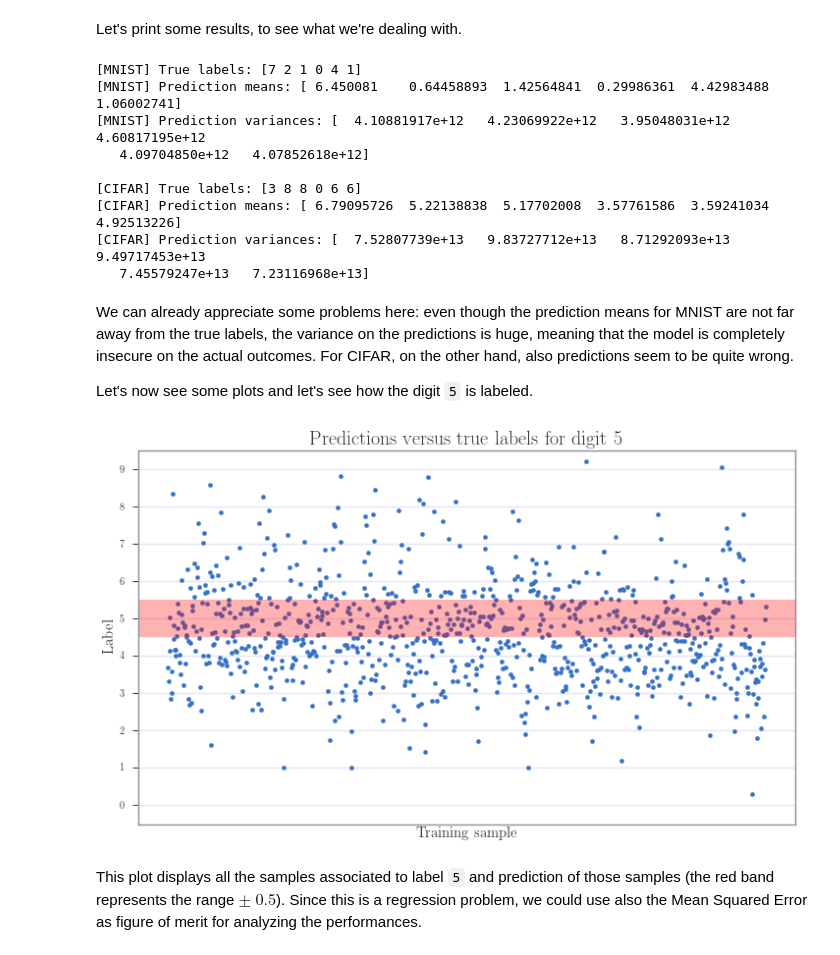
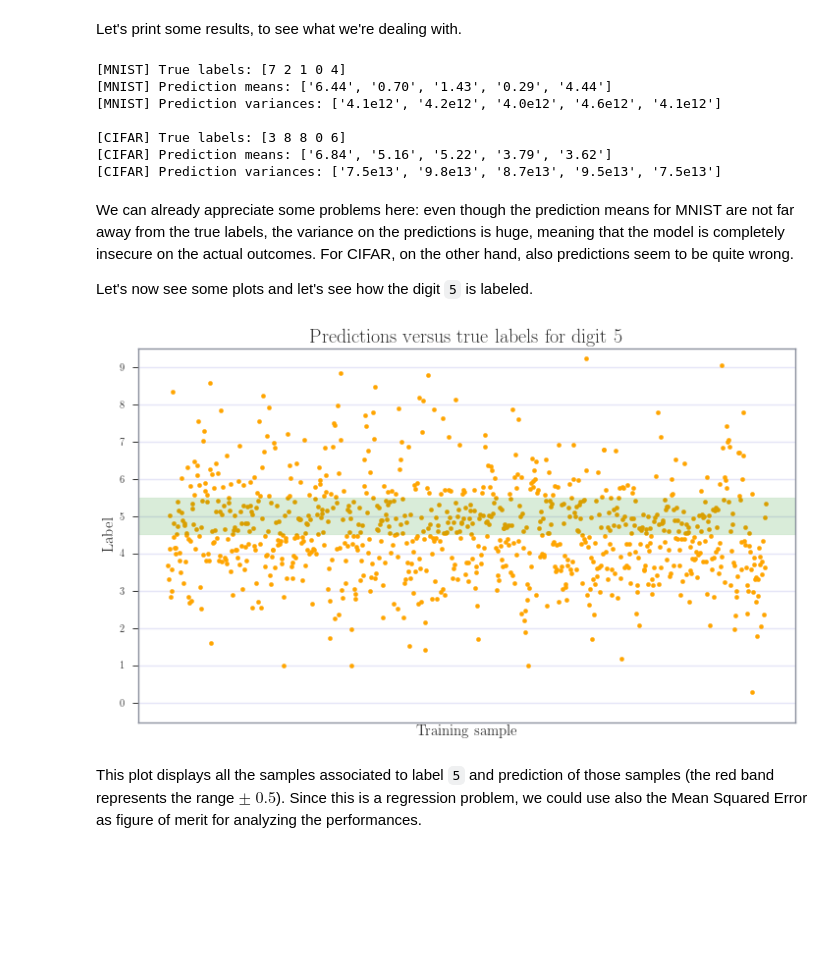
Before and after one commit to srossi93/EURECOM_ASI, a Jupyter notebook: homework/ASI_homework.ipynb, the cells around one changed output. Cells and saved outputs as stored; diff of their text form; code cells hidden in the pictures; blank space fills up the shorter version.

```diff
--- a/homework/ASI_homework.ipynb
+++ b/homework/ASI_homework.ipynb
@@ -637,22 +626,20 @@ Predictions done in 109.33 seconds.
 # %% [markdown]
 Let's print some results, to see what we're dealing with.
 # %%
-print('[MNIST] True labels: %s' % mnist_label_test[:6])
-print('[MNIST] Prediction means: %s' % mnist_pred_mu[:6])
-print('[MNIST] Prediction variances: %s' % mnist_pred_var[:6], end='\n\n')
-print('[CIFAR] True labels: %s' % cifar10_label_test[:6, 0])
-print('[CIFAR] Prediction means: %s' % cifar_pred_mu[:6, 0])
-print('[CIFAR] Prediction variances: %s' % cifar_pred_var[:6])
+print('[MNIST] True labels: %s' % mnist_label_test[:5])
+print('[MNIST] Prediction means: %s' % ['%.2f' % i for i in mnist_pred_mu[:5]])
+print('[MNIST] Prediction variances: %s' % ['{:0=3.1f}e12'.format(i/1e12) for i in mnist_pred_var[:5]], end='\n\n')
+print('[CIFAR] True labels: %s' % cifar10_label_test[:5, 0])
+print('[CIFAR] Prediction means: %s' % ['%.2f' % i for i in cifar_pred_mu[:5]])
+print('[CIFAR] Prediction variances: %s' % ['{:0=3.1f}e13'.format(i/1e13) for i in cifar_pred_var[:5]])
 # %% [output]
-[MNIST] True labels: [7 2 1 0 4 1]
-[MNIST] Prediction means: [ 6.450081    0.64458893  1.42564841  0.29986361  4.42983488  1.06002741]
-[MNIST] Prediction variances: [  4.10881917e+12   4.23069922e+12   3.95048031e+12   4.60817195e+12
-   4.09704850e+12   4.07852618e+12]
+[MNIST] True labels: [7 2 1 0 4]
+[MNIST] Prediction means: ['6.44', '0.70', '1.43', '0.29', '4.44']
+[MNIST] Prediction variances: ['4.1e12', '4.2e12', '4.0e12', '4.6e12', '4.1e12']
 
-[CIFAR] True labels: [3 8 8 0 6 6]
-[CIFAR] Prediction means: [ 6.79095726  5.22138838  5.17702008  3.57761586  3.59241034  4.92513226]
-[CIFAR] Prediction variances: [  7.52807739e+13   9.83727712e+13   8.71292093e+13   9.49717453e+13
-   7.45579247e+13   7.23116968e+13]
+[CIFAR] True labels: [3 8 8 0 6]
+[CIFAR] Prediction means: ['6.84', '5.16', '5.22', '3.79', '3.62']
+[CIFAR] Prediction variances: ['7.5e13', '9.8e13', '8.7e13', '9.5e13', '7.5e13']
 # %% [markdown]
 We can already appreciate some problems here: even though the prediction means  for MNIST are not far away from the true labels, the variance on the predictions is huge, meaning that the model is completely insecure on the actual outcomes. For CIFAR, on the other hand, also predictions seem to be quite wrong.
 
@@ -668,24 +655,22 @@ test_results_filtered = np.array(test_results_filtered)
 # %%
 plt.figure(figsize=(12,7))
 ax = plt.gca()
 ax.set_axisbelow(True)
 plt.grid(True)
 
-plt.scatter(range(test_results_filtered.shape[0]), test_results_filtered[:,1], s=20)
-#plt.errorbar(range(test_results_filtered.shape[0]), test_results_filtered[:,1],
-#             yerr=test_results_filtered[:,2]/1e13, fmt='.',)
+ax.axhspan(ymin=test_results_filtered[0,0]-0.5, ymax=test_results_filtered[0,0]+0.5, color='green', alpha=0.15)
 
-ax.axhspan(ymin=test_results_filtered[0,0]-0.5, ymax=test_results_filtered[0,0]+0.5, color='red', alpha=0.3)
+plt.scatter(range(test_results_filtered.shape[0]), test_results_filtered[:,1], s=20, color='orange')
 
 plt.xlabel('Training sample', fontsize=15)
 plt.ylabel('Label', fontsize=15)
 plt.title('Predictions versus true labels for digit 5', fontsize=20)
 plt.ylim(-0.5, 9.5)
 plt.yticks(range(0, 10, 1))
 plt.xticks([])
 plt.show()
 # %% [output]
-[figure, old version]
+[figure, new version]
 # %% [markdown]
 This plot displays all the samples associated to label `5` and prediction of those samples (the red band represents the range $\pm$ $0.5$). Since this is a regression problem, we could use also the Mean Squared Error as figure of merit for analyzing the performances.
 # %%
```
Also changed, not shown: parts of 30 cells of this notebook.
